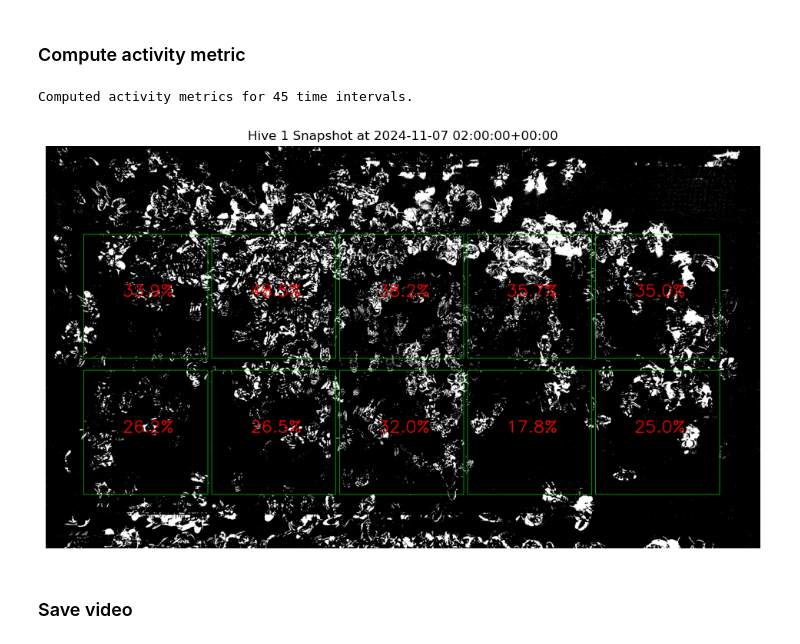
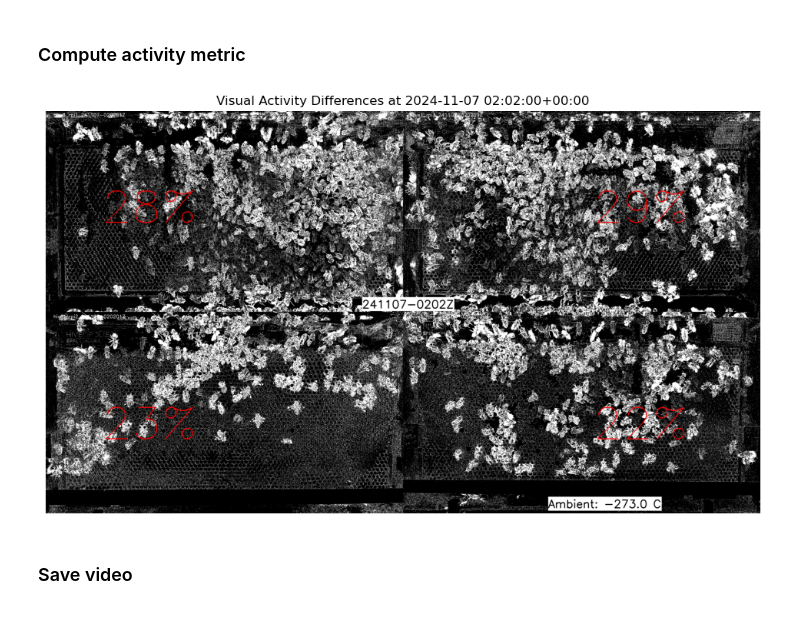
Before and after one commit to epfl-mobots/ObsHive-VisualActivity, a Jupyter notebook: sandbox.ipynb, the cells around one changed output. Saved outputs shown, nothing was run; the diff lists cells and outputs as text; code cells hidden in the pictures.

Commit message:
retrieving diff masks
Co-authored-by: Copilot <copilot@github.com>

```diff
--- a/sandbox.ipynb
+++ b/sandbox.ipynb
@@ -36,6 +32,6 @@ verbose = False
 # %%
 print(f"Will gather images between {start_ts} and {start_ts + time_window} every {img_freq}.")
 all_ts = pd.date_range(start=start_ts, end=start_ts + time_window, freq=img_freq)
-imgs_paths = fetchImagesPaths(rootpath_imgs, all_ts, hive_nb, images_fill_limit=0, verbose=verbose)
+imgs_paths = fetchImagesPaths(rootpath_imgs, all_ts, hive_nb, verbose=verbose)
 print(imgs_paths.head())
 # %% [output]
@@ -82,9 +44,0 @@ print(hives[0].htr_pos[0]['h00'])
-# %%
-index = 0  # Change index to visualize different time points
-snapshot = images_diffs[index].snapshot()
-print(images_diffs[index].imgs[0].shape)
-plt.figure(figsize=(12, 8))
-plt.imshow(snapshot)
-plt.axis('off')
-plt.title(f"Visual Activity Differences at {images_diffs[index].ts}")
-plt.show()
@@ -94,40 +45,35 @@ plt.show()
+# %%
+activities, diff_hives = computeRpiActivities(imgs_paths, threshold=threshold)
 # %% [markdown]
 ### Compute activity metric
 # %%
-activities = []
-for i in range(1, len(hives)):
-    hive1 = hives[i-1]
-    hive2 = hives[i]
-    activity_metrics = computeHtrsActivity(hive1, hive2, threshold=25, verbose=False)
-    activities.append(activity_metrics)
+def generateAnnotatedSnapshots(index:int):
+    snapshot = diff_hives[index].snapshot()
+    _activities = activities[index]
 
-print(f"Computed activity metrics for {len(activities)} time intervals.")
+    # Convert snapshot to RGB
+    snapshot_rgb = cv2.cvtColor(snapshot, cv2.COLOR_BGR2RGB)
+    # Annotate the snapshot with activity values : value 0 at the top left, value 1 at the bottom left, value 2 at the top right, value 3 at the bottom right
+    font = cv2.FONT_HERSHEY_SIMPLEX
+    font_scale = 8
+    font_color = (255, 0, 0)  # Red color
+    thickness = 3
+    cv2.putText(snapshot_rgb, f"{int(_activities.activity_values[0]*100)}%", (300, 600), font, font_scale, font_color, thickness)
+    cv2.putText(snapshot_rgb, f"{int(_activities.activity_values[1]*100)}%", (300, snapshot_rgb.shape[0] - 400), font, font_scale, font_color, thickness)
+    cv2.putText(snapshot_rgb, f"{int(_activities.activity_values[2]*100)}%", (snapshot_rgb.shape[1] - 900, 600), font, font_scale, font_color, thickness)
+    cv2.putText(snapshot_rgb, f"{int(_activities.activity_values[3]*100)}%", (snapshot_rgb.shape[1] - 900, snapshot_rgb.shape[0] - 400), font, font_scale, font_color, thickness)
+    return snapshot_rgb
 
-rpi_focus = 2
-ts_focus = 0
-diff_image = images_diffs[ts_focus].imgs[rpi_focus]
-diff_image_rgb = cv2.cvtColor(diff_image, cv2.COLOR_GRAY2BGR)
-htr_pos = images_diffs[ts_focus].htr_pos[rpi_focus]
-_activities = activities[ts_focus]
-# Anotate activiy_values on diff_image
-for htr_id, pos in htr_pos.items():
-    x, y = pos[0]
-    y += 400  # Offset text position
-    x += 250
-    activity_value = _activities.activity_values[rpi_focus][htr_id]
-    activity_value = str(round(100 * activity_value, 1)) + '%'
-    # Put a rectangle around the heaters using pos ((top-left),(bottom-right))
-    cv2.rectangle(diff_image_rgb, pos[0], pos[1], (0, 255, 0), 2)
-    cv2.putText(diff_image_rgb, activity_value, (x, y), cv2.FONT_HERSHEY_SIMPLEX, 3.5, (255, 0, 0), 5, cv2.LINE_AA)
+index = 2  # Change index to visualize different time points
+snapshot_rgb = generateAnnotatedSnapshots(index)
 
 plt.figure(figsize=(12, 8))
-plt.imshow(diff_image_rgb)
+plt.imshow(snapshot_rgb)
 plt.axis('off')
-plt.title(f"Hive {hive_nb} Snapshot at {hives[0].ts}")
+plt.title(f"Visual Activity Differences at {diff_hives[index].ts}")
 plt.show()
 # %% [output]
-Computed activity metrics for 45 time intervals.
-[figure, old version]
+[figure, new version]
 # %% [markdown]
 ### Save video
 # %%
```
Also changed, not shown: parts of 8 cells of this notebook, 1 other file.
